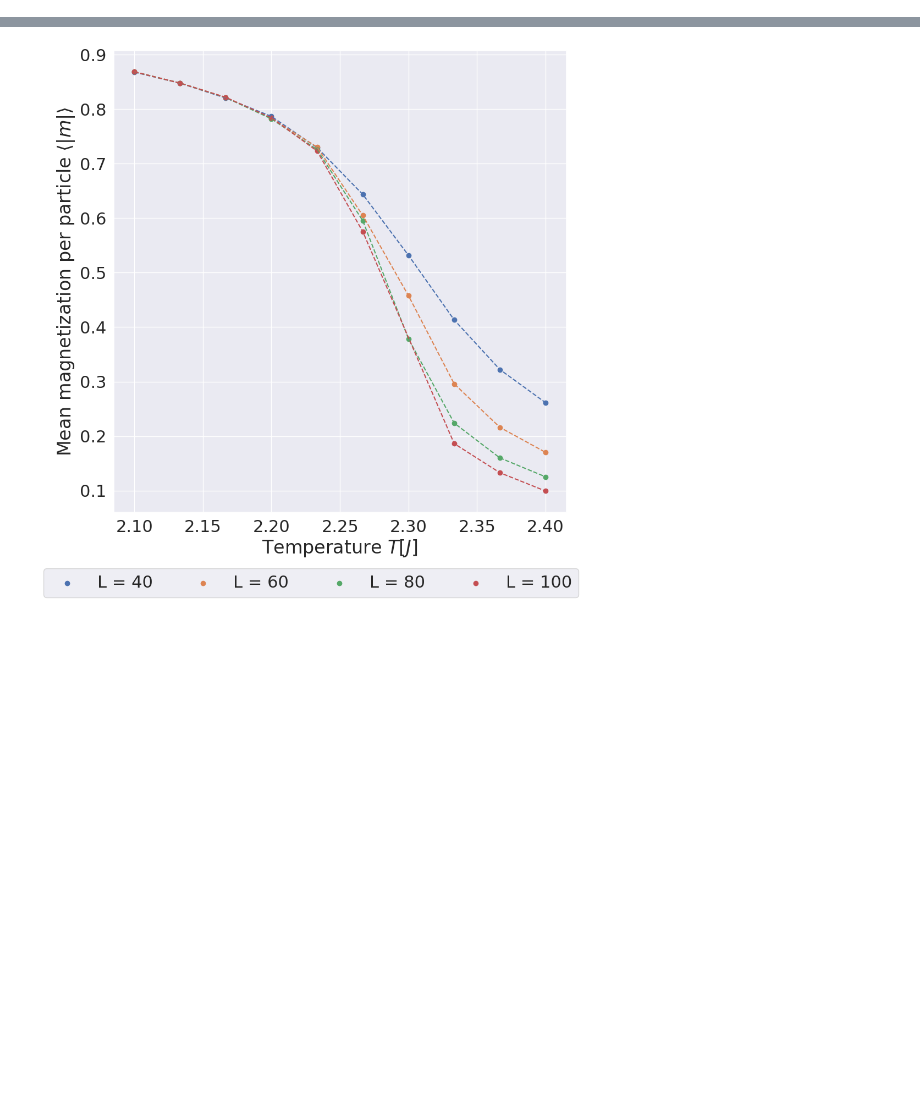
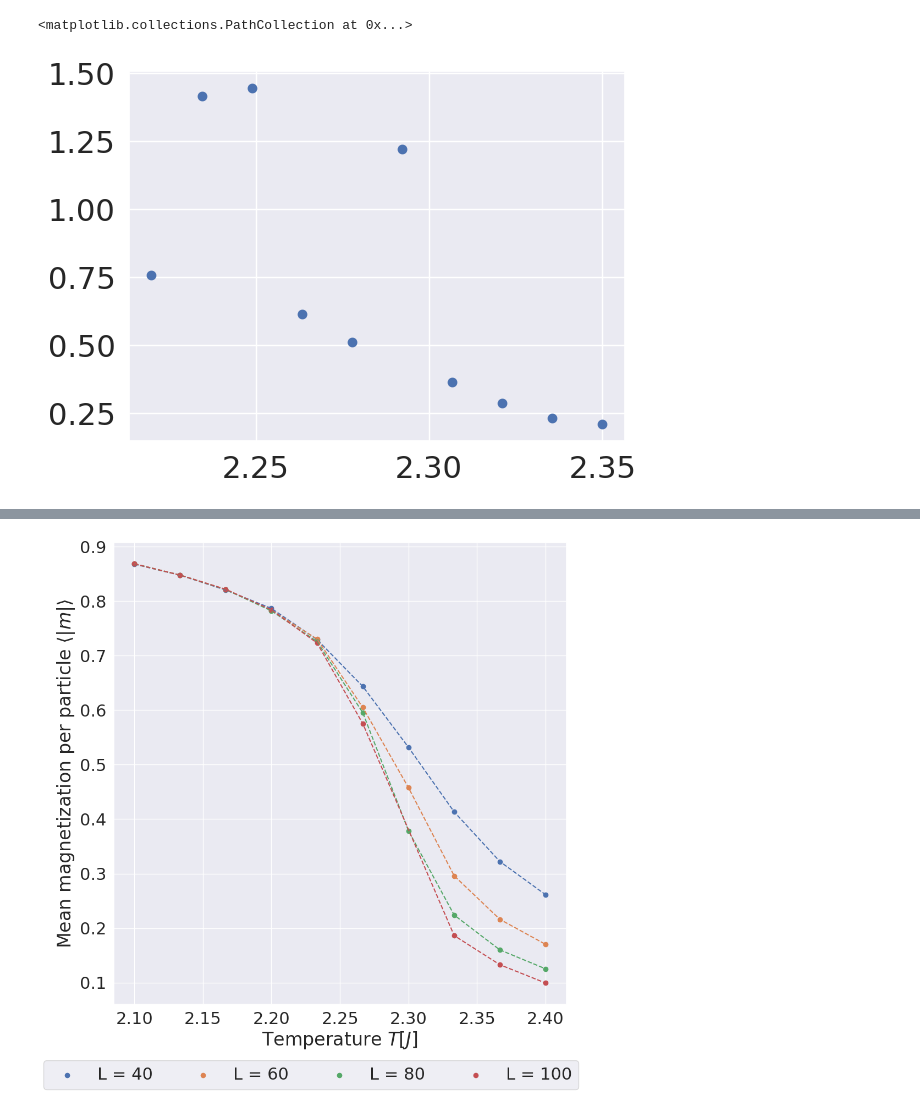
Before and after one commit to augude/fys3150, a Jupyter notebook: Project4/plotting/problem8.ipynb, the cells around one changed output, grey strips where cells are left out. Saved outputs shown, nothing was run; the diff lists cells and outputs as text; code cells hidden in the pictures; blank space fills up the shorter version.

```diff
--- a/Project4/plotting/problem8.ipynb
+++ b/Project4/plotting/problem8.ipynb
@@ -53,6 +90,27 @@ for index, files in enumerate(files80):
     mag2 = np.mean(df.magnetization[int(0.2*1e6):]**2)/df.gridsize[0]**4
     cv80[index] = 1/(df.gridsize[0]**2*temp80[index]**temp80[index])*(eng2 - eng80[index]**2)
     chi80[index] = 1/(df.gridsize[0]**2*temp80[index])*(mag2 - mag80[index]**2)
+
+files80Z = [f'../output/zoom_L=80_{i}.bin' for i in range(10)]
+eng80Z = np.zeros(len(files80Z))
+mag80Z = np.zeros(len(files80Z))
+cv80Z = np.zeros(len(files80Z))
+chi80Z = np.zeros(len(files80Z))
+temp80Z = np.zeros(len(files80Z))
+for index, files in enumerate(files80Z):
+    df = binToDf(files)
+    temp80Z[index] = df.temperature[0]
+    eng80Z[index] = df.energy[int(0.2*1e6):].mean()/df.gridsize[0]**2
+    eng2 = np.mean(df.energy[int(0.2*1e6):]**2)/df.gridsize[0]**4
+    mag80Z[index] = np.mean(abs(df.magnetization[int(0.2*1e6):]))/df.gridsize[0]**2
+    mag2 = np.mean(df.magnetization[int(0.2*1e6):]**2)/df.gridsize[0]**4
+    cv80Z[index] = 1/(df.gridsize[0]**2*temp80Z[index]**temp80Z[index])*(eng2 - eng80Z[index]**2)
+    chi80Z[index] = 1/(df.gridsize[0]**2*temp80Z[index])*(mag2 - mag80Z[index]**2)
+# %%
+plt.scatter(temp80Z, mag80Z)
+# %% [output]
+<matplotlib.collections.PathCollection at 0x...>
+[figure, added]
 # %%
 files100 = [f'../output/L=100_{i}.bin' for i in range(7)] + [f'../output/L=100_{i}.bin' for i in range(8, 10)]
 eng100 = np.zeros(len(files100))
```
Also changed, not shown: parts of 8 cells of this notebook, 2 other files.
